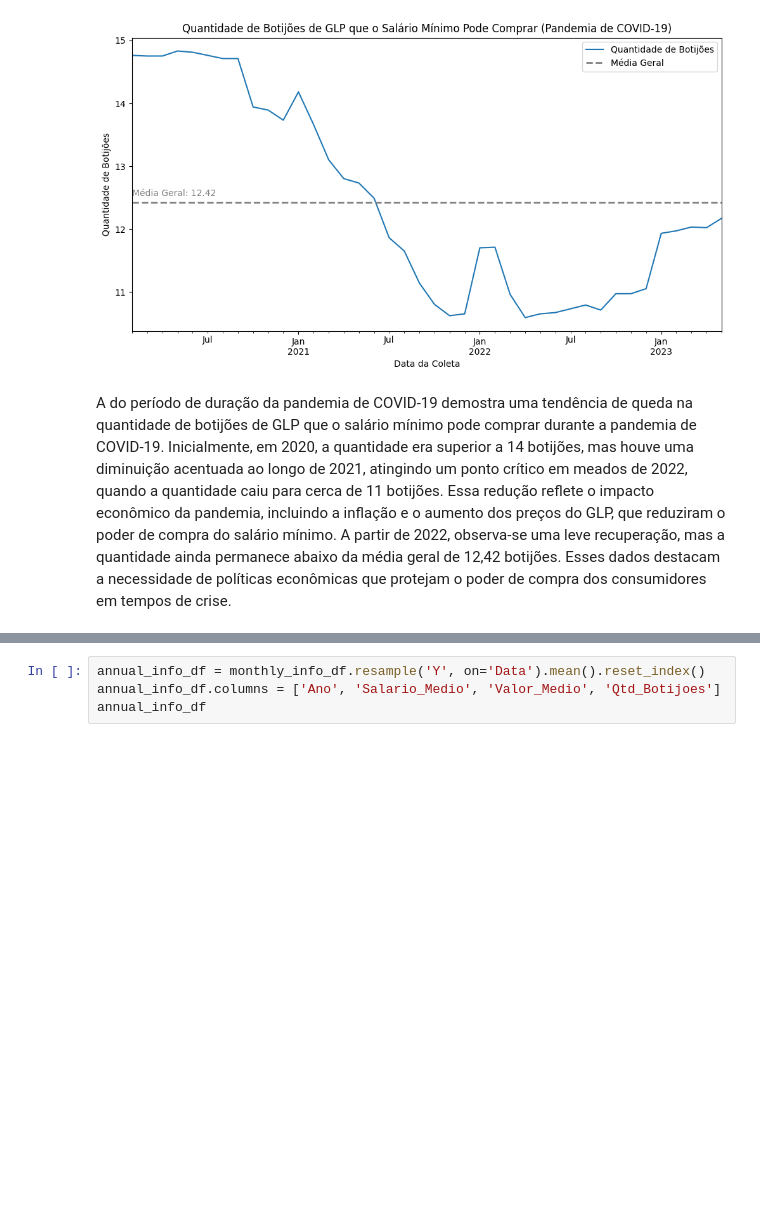
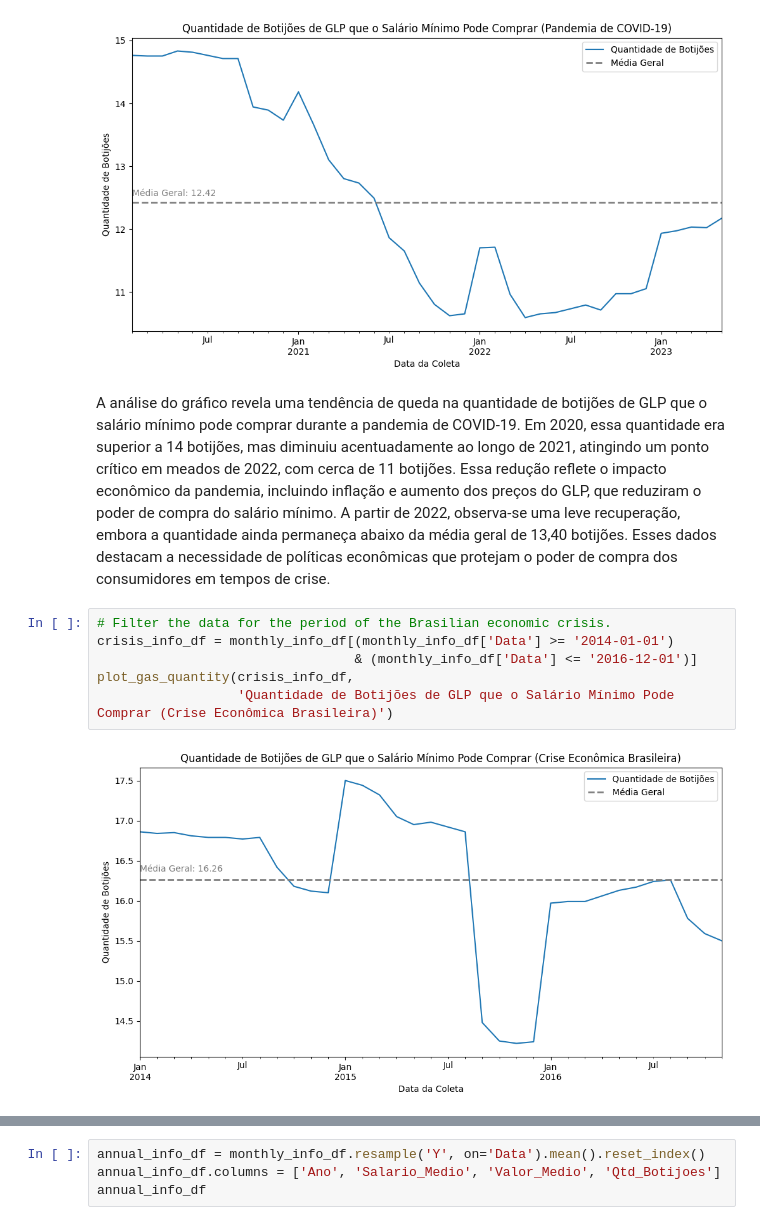
Before and after one commit to alexcamargos/EconomicAnalysis, a Jupyter notebook: dados-abertos-anp/purchasing_power_GLP_minimum_wage.ipynb, the cells around one changed output, grey strips where cells are left out. Saved outputs shown, nothing was run; the diff lists cells and outputs as text; blank space fills up the shorter version.

Commit message:
feat: add analysis for Brasilian economic crisis

```diff
--- a/dados-abertos-anp/purchasing_power_GLP_minimum_wage.ipynb
+++ b/dados-abertos-anp/purchasing_power_GLP_minimum_wage.ipynb
@@ -441,4 +443,12 @@ plot_gas_quantity(pandemic_info_df,
 # %% [output]
 [figure]
 # %% [markdown]
-A do período de duração da pandemia de COVID-19 demostra uma tendência de queda na quantidade de botijões de GLP que o salário mínimo pode comprar durante a pandemia de COVID-19. Inicialmente, em 2020, a quantidade era superior a 14 botijões, mas houve uma diminuição acentuada ao longo de 2021, atingindo um ponto crítico em meados de 2022, quando a quantidade caiu para cerca de 11 botijões. Essa redução reflete o impacto econômico da pandemia, incluindo a inflação e o aumento dos preços do GLP, que reduziram o poder de compra do salário mínimo. A partir de 2022, observa-se uma leve recuperação, mas a quantidade ainda permanece abaixo da média geral de 12,42 botijões. Esses dados destacam a necessidade de políticas econômicas que protejam o poder de compra dos consumidores em tempos de crise.
+A análise do gráfico revela uma tendência de queda na quantidade de botijões de GLP que o salário mínimo pode comprar durante a pandemia de COVID-19. Em 2020, essa quantidade era superior a 14 botijões, mas diminuiu acentuadamente ao longo de 2021, atingindo um ponto crítico em meados de 2022, com cerca de 11 botijões. Essa redução reflete o impacto econômico da pandemia, incluindo inflação e aumento dos preços do GLP, que reduziram o poder de compra do salário mínimo. A partir de 2022, observa-se uma leve recuperação, embora a quantidade ainda permaneça abaixo da média geral de 13,40 botijões. Esses dados destacam a necessidade de políticas econômicas que protejam o poder de compra dos consumidores em tempos de crise.
+# %%
+# Filter the data for the period of the Brasilian economic crisis.
+crisis_info_df = monthly_info_df[(monthly_info_df['Data'] >= '2014-01-01')
+                                 & (monthly_info_df['Data'] <= '2016-12-01')]
+plot_gas_quantity(crisis_info_df,
+                  'Quantidade de Botijões de GLP que o Salário Mínimo Pode Comprar (Crise Econômica Brasileira)')
+# %% [output]
+[figure, added]
```
Also changed, not shown: parts of 3 cells of this notebook.
